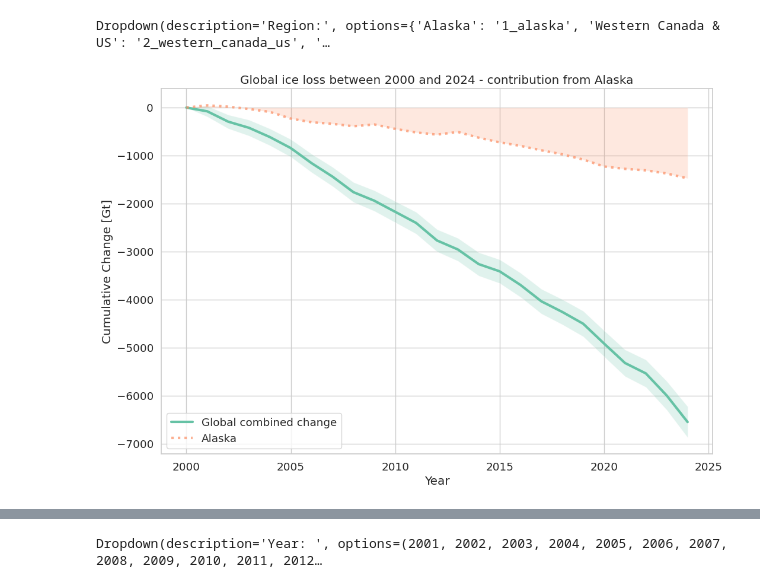
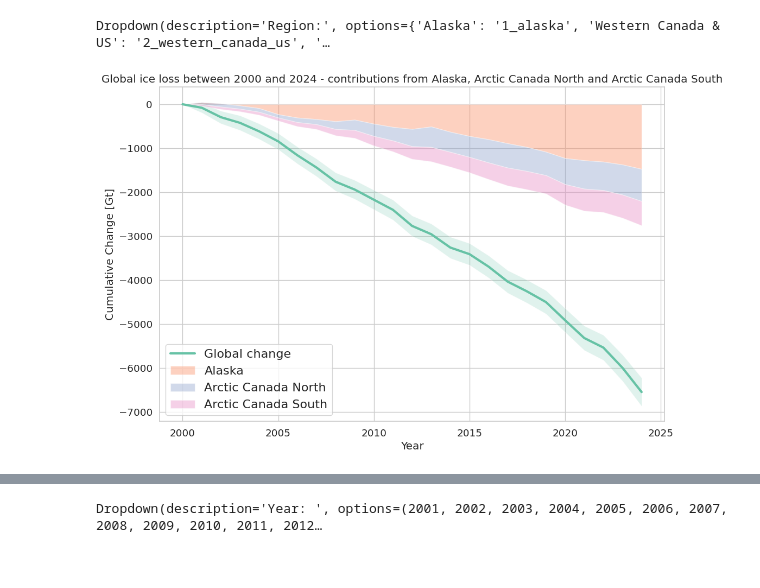
Before and after one commit to earthwave/glambie_demo_notebooks, a Jupyter notebook: glambie_global_plots.ipynb, the cells around one changed output, grey strips where cells are left out. Cells and saved outputs as stored; diff of their text form; code cells hidden in the pictures.

```diff
--- a/glambie_global_plots.ipynb
+++ b/glambie_global_plots.ipynb
@@ -72,11 +72,10 @@ cumulative_errors_second_region_gt = derivative_to_cumulative(second_region_data
 
 cumulative_data_third_region_gt = derivative_to_cumulative(third_region_dataframe.start_dates, third_region_dataframe.end_dates, third_region_dataframe.combined_gt)
 cumulative_errors_third_region_gt = derivative_to_cumulative(third_region_dataframe.start_dates, third_region_dataframe.end_dates, third_region_dataframe.combined_gt_errors, calculate_as_errors=True)
-# %%
-# alternative plot shading the contribution from a region to the global loss
-global_comparison_region_plot(cumulative_data_all_gt, cumulative_errors_all_gt, cumulative_data_first_region_gt, cumulative_errors_first_region_gt, first_region.value, shaded=True)
-# %% [output]
-[figure, removed]
+# %%
+global_comparison_stacked_region_plot(cumulative_data_all_gt, cumulative_errors_all_gt, cumulative_data_first_region_gt, first_region.value, cumulative_data_second_region_gt, second_region.value, cumulative_data_third_region_gt, third_region.value,)
+# %% [output]
+[figure, added]
 # %%
 global_comparison_region_plot(cumulative_data_all_gt, cumulative_errors_all_gt, cumulative_data_first_region_gt, cumulative_errors_first_region_gt, first_region.value,
                               cumulative_data_second_region_gt, cumulative_errors_second_region_gt, second_region.value, cumulative_data_third_region_gt, cumulative_errors_third_region_gt, third_region.value, shaded=False)
```
Also changed, not shown: parts of 6 cells of this notebook, 4 other files.
